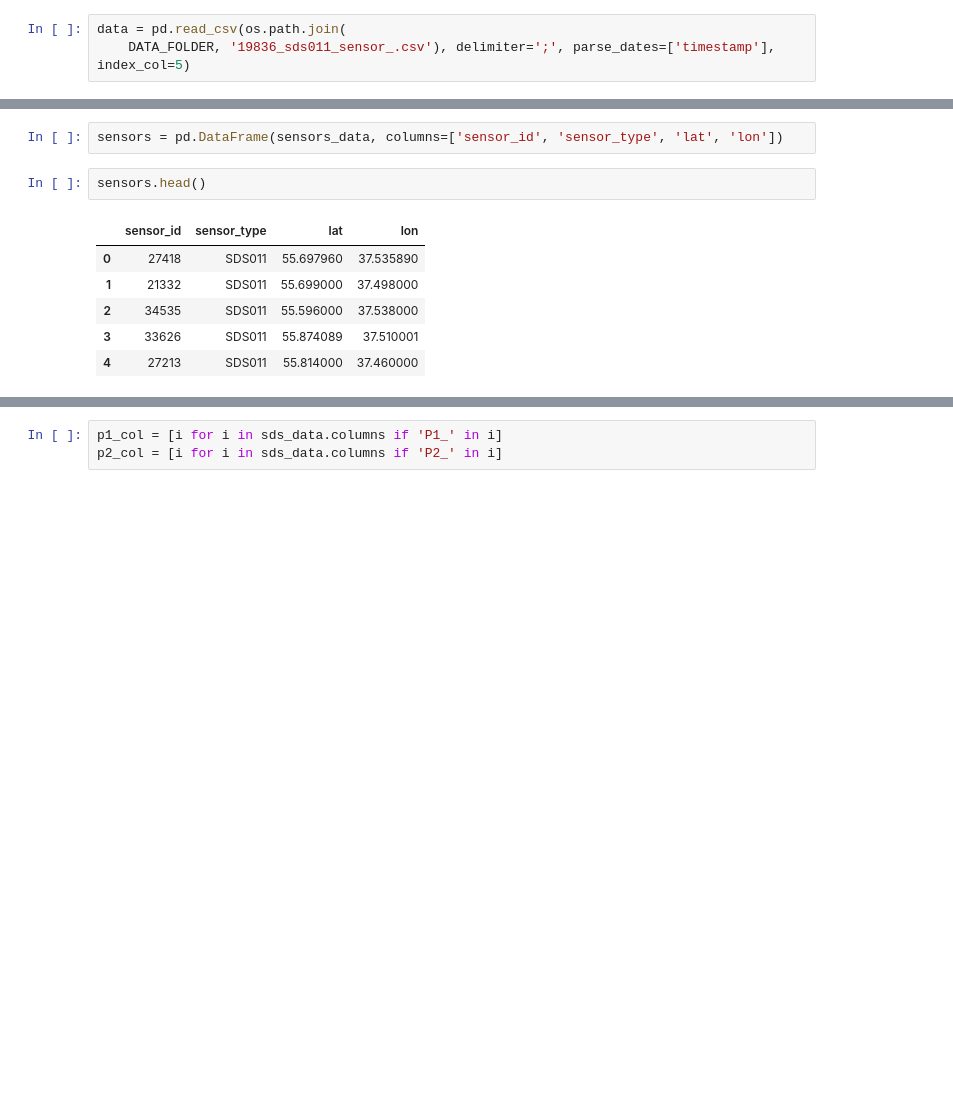
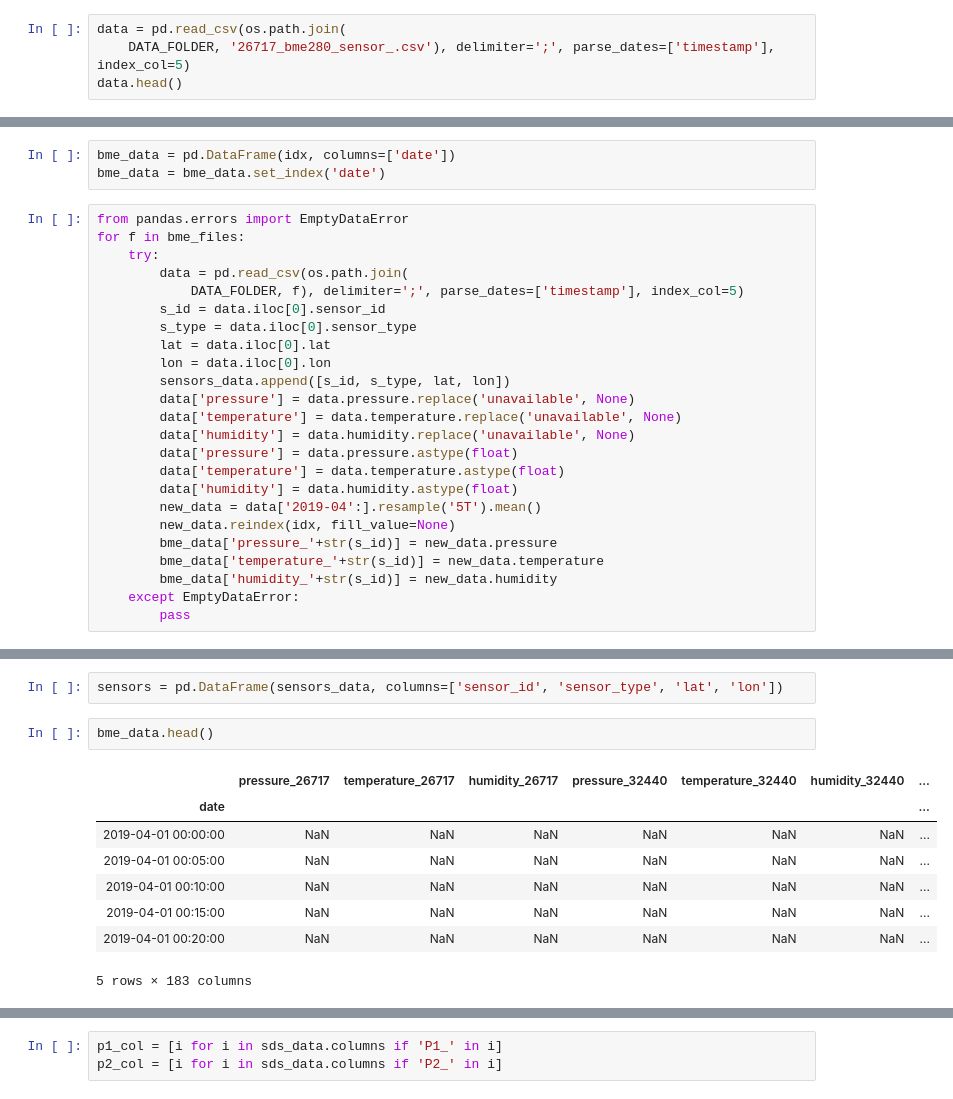
Before and after one commit to aerubanov/Proj_Air_Quality, a Jupyter notebook: notebooks/data_avereging.ipynb, the cells around one changed output, grey strips where cells are left out. Drawn from its saved outputs; the diff is of its cells as text; blank space fills up the shorter version.

```diff
--- a/notebooks/data_avereging.ipynb
+++ b/notebooks/data_avereging.ipynb
@@ -13,4 +14,5 @@ bme_files = [i for i in files if 'bme280' in i]
 dht_files = [i for i in files if 'dht22' in i]
 # %%
 data = pd.read_csv(os.path.join(
-    DATA_FOLDER, '19836_sds011_sensor_.csv'), delimiter=';', parse_dates=['timestamp'], index_col=5)
+    DATA_FOLDER, '26717_bme280_sensor_.csv'), delimiter=';', parse_dates=['timestamp'], index_col=5)
+data.head()
@@ -21,6 +31,33 @@ idx = pd.date_range('2019-04-01', '2019-12-05', freq='5T')
 # %%
 sds_data = pd.DataFrame(idx, columns=['date'])
 sds_data = sds_data.set_index('date')
+# %%
+bme_data = pd.DataFrame(idx, columns=['date'])
+bme_data = bme_data.set_index('date')
+# %%
+from pandas.errors import EmptyDataError
+for f in bme_files:
+    try:
+        data = pd.read_csv(os.path.join(
+            DATA_FOLDER, f), delimiter=';', parse_dates=['timestamp'], index_col=5)
+        s_id = data.iloc[0].sensor_id
+        s_type = data.iloc[0].sensor_type
+        lat = data.iloc[0].lat
+        lon = data.iloc[0].lon
+        sensors_data.append([s_id, s_type, lat, lon])
+        data['pressure'] = data.pressure.replace('unavailable', None)
+        data['temperature'] = data.temperature.replace('unavailable', None)
+        data['humidity'] = data.humidity.replace('unavailable', None)
+        data['pressure'] = data.pressure.astype(float)
+        data['temperature'] = data.temperature.astype(float)
+        data['humidity'] = data.humidity.astype(float)
+        new_data = data['2019-04':].resample('5T').mean()
+        new_data.reindex(idx, fill_value=None)
+        bme_data['pressure_'+str(s_id)] = new_data.pressure
+        bme_data['temperature_'+str(s_id)] = new_data.temperature
+        bme_data['humidity_'+str(s_id)] = new_data.humidity
+    except EmptyDataError:
+        pass
 # %%
 from pandas.errors import EmptyDataError
 for f in sds_files:
@@ -45,11 +82,13 @@ for f in sds_files:
 # %%
 sensors = pd.DataFrame(sensors_data, columns=['sensor_id', 'sensor_type', 'lat', 'lon'])
 # %%
-sensors.head()
+bme_data.head()
 # %% [output]
-|  | sensor_id | sensor_type | lat | lon |
-| 0 | 27418 | SDS011 | 55.697960 | 37.535890 |
-| 1 | 21332 | SDS011 | 55.699000 | 37.498000 |
-| 2 | 34535 | SDS011 | 55.596000 | 37.538000 |
-| 3 | 33626 | SDS011 | 55.874089 | 37.510001 |
-| 4 | 27213 | SDS011 | 55.814000 | 37.460000 |
+|  | pressure_26717 | temperature_26717 | humidity_26717 | pressure_32440 | temperature_32440 | humidity_32440 | ... |
+| date |  |  |  |  |  |  | ... |
+| 2019-04-01 00:00:00 | NaN | NaN | NaN | NaN | NaN | NaN | ... |
+| 2019-04-01 00:05:00 | NaN | NaN | NaN | NaN | NaN | NaN | ... |
+| 2019-04-01 00:10:00 | NaN | NaN | NaN | NaN | NaN | NaN | ... |
+| 2019-04-01 00:15:00 | NaN | NaN | NaN | NaN | NaN | NaN | ... |
+| 2019-04-01 00:20:00 | NaN | NaN | NaN | NaN | NaN | NaN | ... |
+5 rows × 183 columns
```
Also changed, not shown: parts of 10 cells of this notebook.
